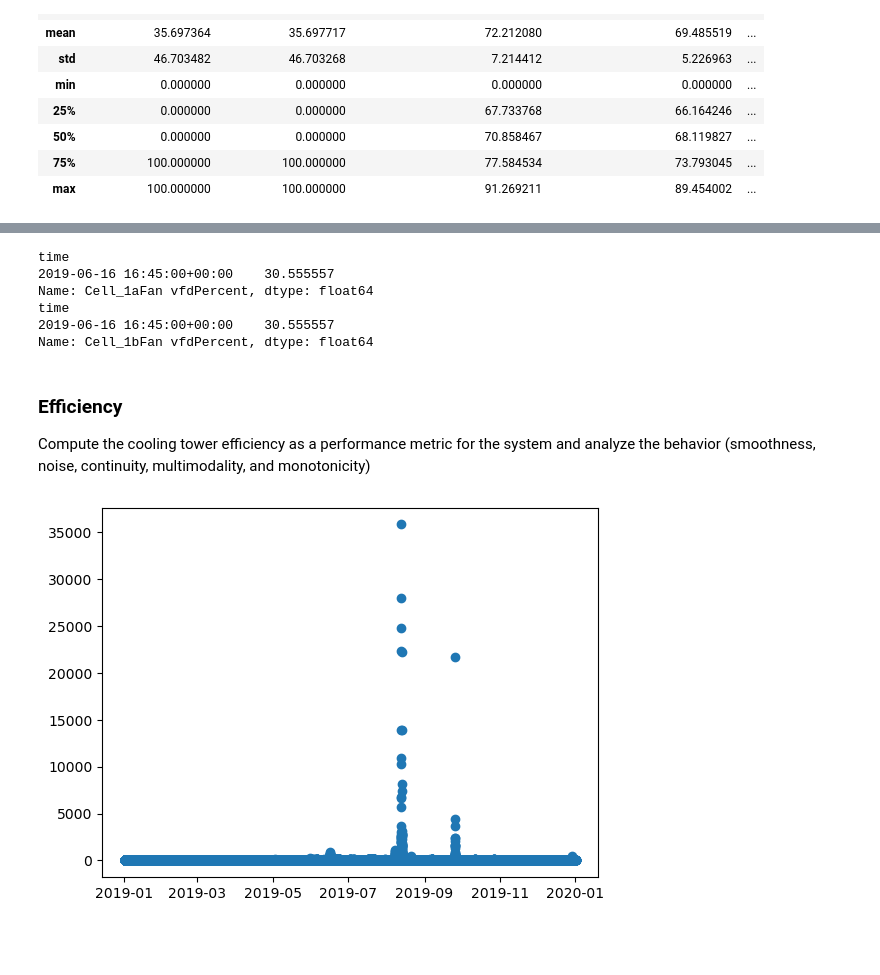
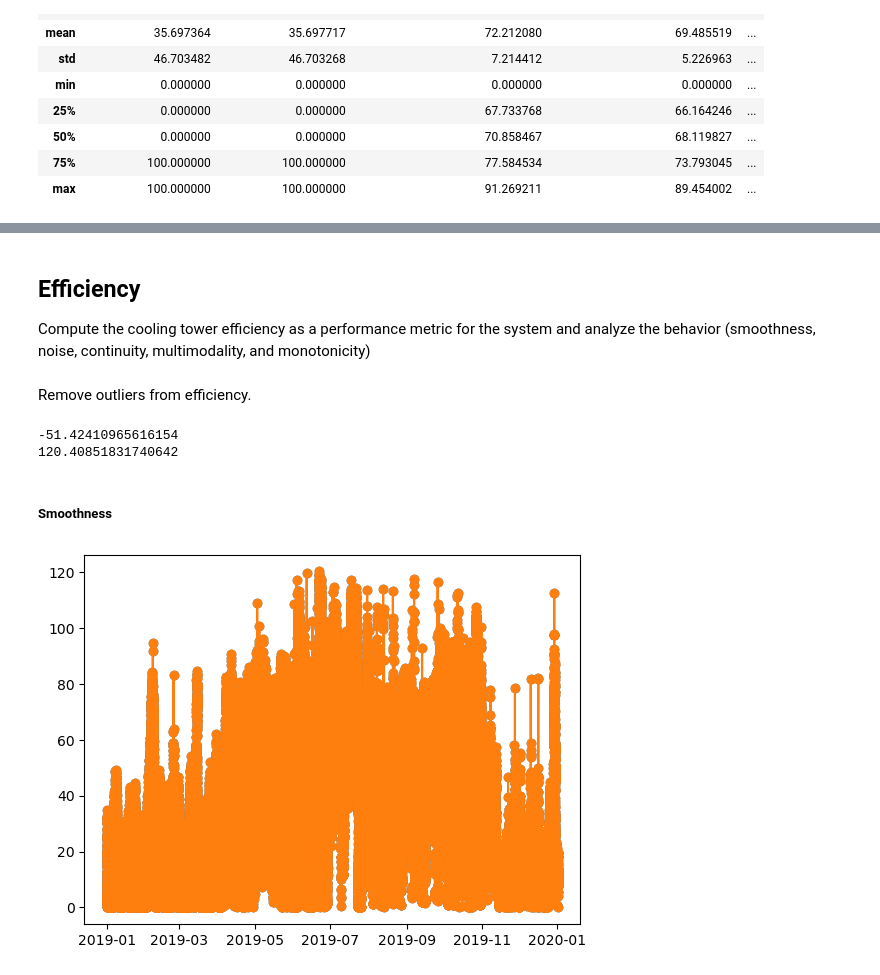
Before and after one commit to MACS-Research-Lab/Transfer-Learning-for-BES-Energy-Forecasting, a Jupyter notebook: analysis.ipynb, the cells around one changed output, grey strips where cells are left out. Saved outputs shown, nothing was run; the diff lists cells and outputs as text; code cells hidden in the pictures; blank space fills up the shorter version.

```diff
--- a/analysis.ipynb
+++ b/analysis.ipynb
@@ -116,29 +133,36 @@ There appears to be an outlier in June and in September.
-# %%
-def find_outliers_IQR(df):
-   q1=df.quantile(0.25)
-   q3=df.quantile(0.75)
-   IQR=q3-q1
-   outliers = df[((df<(q1-1.5*IQR)) | (df>(q3+1.5*IQR)))]
-   return outliers
-
-print(find_outliers_IQR(df.loc['2019-06','Cell_1aFan vfdPercent'].loc[df['Cell_1aFan fanOnOff'] == True]))
-print(find_outliers_IQR(df.loc['2019-06','Cell_1bFan vfdPercent'].loc[df['Cell_1bFan fanOnOff'] == True]))
-# %% [output]
-time
-2019-06-16 16:45:00+00:00    30.555557
-Name: Cell_1aFan vfdPercent, dtype: float64
-time
-2019-06-16 16:45:00+00:00    30.555557
-Name: Cell_1bFan vfdPercent, dtype: float64
-# %%
-df = df[df.index != '2019-06-16 16:45:00+00:00']
 # %% [markdown]
-### Efficiency
+## Efficiency
 Compute the cooling tower efficiency as a performance metric for the system and analyze the behavior (smoothness, noise, continuity, multimodality, and monotonicity)
 # %%
-df['efficiency'] = abs((df['ESB_Tower_1 enteringWaterTemp'] - df['ESB_Tower_1 leavingWaterTemp'])/(df['ESB_Tower_1 enteringWaterTemp'] -  df['ESB_Tower_1 outdoorAirWetBulb']) * 100.0)
+df['efficiency'] = abs((df['ESB_Tower_1 enteringWaterTemp'] - df['ESB_Tower_1 leavingWaterTemp']) * 100
+                       /(df['ESB_Tower_1 enteringWaterTemp'] -  df['ESB_Tower_1 outdoorAirWetBulb']) )
+# %% [markdown]
+Remove outliers from efficiency.
+# %%
+# remove outliers: any value 1.5*IQR above the third qaurtile or 1.5*IQR below the first quartile
+def remove_outliers(column_name, df=df, multiplier=1.5):
+    Q1=df[column_name].quantile(0.25)
+    Q3=df[column_name].quantile(0.75)
+    IQR=Q3-Q1
+
+    lower_lim = Q1- multiplier * IQR
+    upper_lim = Q3 + multiplier * IQR
+    print(lower_lim)
+    print(upper_lim)
+
+    df = df[(df[column_name] >= lower_lim) & (df[column_name] <= upper_lim)]
+    return df
+# %%
+df = remove_outliers('efficiency')
+# %% [output]
+-51.42410965616154
+120.40851831740642
+# %% [markdown]
+##### Smoothness
 # %%
-plt.plot_date(df.index, df.efficiency)
+plt.plot_date(df.index, df['efficiency'])
+plt.plot(df.index, df['efficiency'], '-o')
+
 plt.show()
 # %% [output]
-[figure, old version]
+[figure, new version]
```
Also changed, not shown: parts of 12 cells of this notebook.
